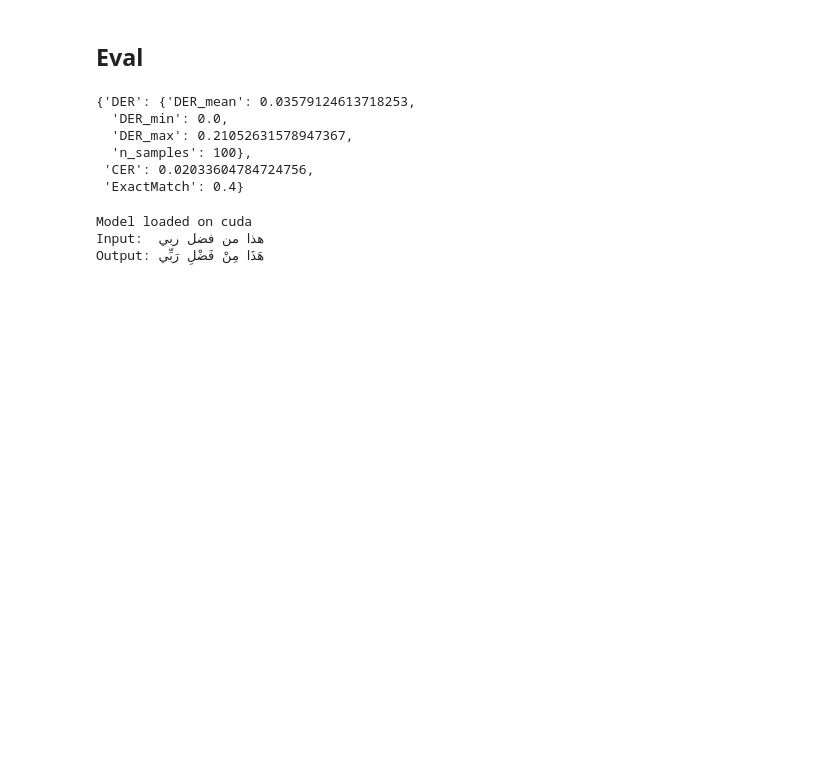
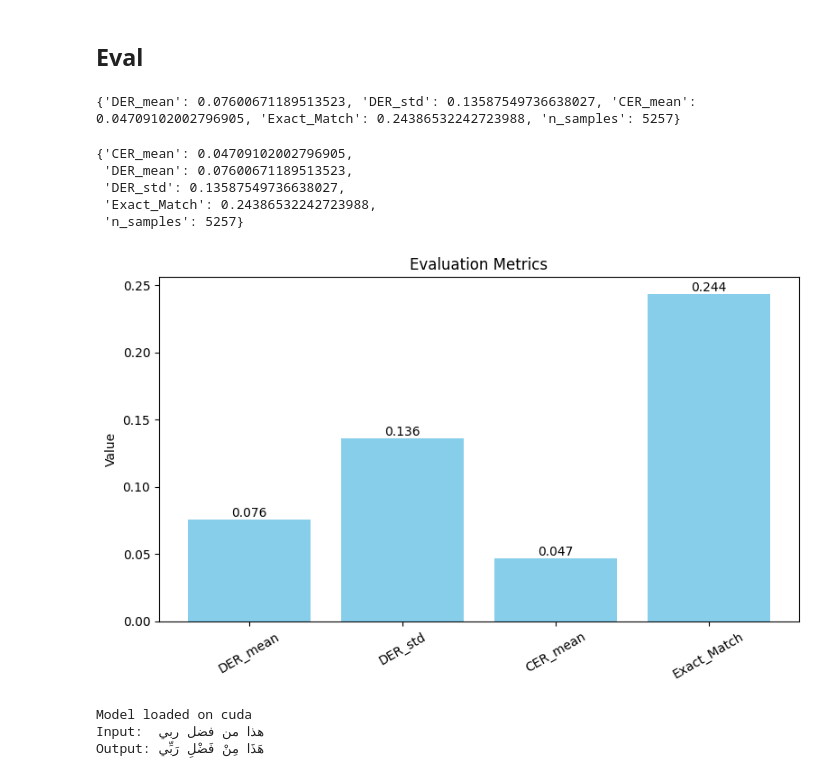
Before and after one commit to 0xAgamy/arabic_tashkeel_transformer, a Jupyter notebook: notebooks/arabic-tashkeel.ipynb, the cells around one changed output. Saved outputs shown, nothing was run; the diff lists cells and outputs as text; code cells hidden in the pictures; blank space fills up the shorter version.

Commit message:
Update Notebook & model

```diff
--- a/notebooks/arabic-tashkeel.ipynb
+++ b/notebooks/arabic-tashkeel.ipynb
@@ -804,36 +1080,62 @@ def evaluate_model(model, sources, targets, tokenizer, device, max_samples=None)
     if max_samples:
         sources = sources[:max_samples]
         targets = targets[:max_samples]
+    with torch.no_grad():
+        for src_text, tgt_text in tqdm(zip(sources, targets),total= len(sources)):
+            src_ids = tokenizer.encode(src_text)
 
-    for src_text, tgt_text in tqdm(zip(sources, targets)):
-        src_ids = tokenizer.encode(src_text)
+            pred = greedy_decode(model, src_ids, tokenizer, device)
 
-        pred = beam_search_decode(model, src_ids, tokenizer, device)
+            predictions.append(pred)
+            references.append(tgt_text)
 
-        predictions.append(pred)
-        references.append(tgt_text)
+    return compute_corpus_metrics(predictions,references)
+device= 'cuda'
 
-    return {
-        "DER": evaluate_corpus_der(predictions, references),
-       "CER": sum(cer(p, r) for p, r in zip(predictions, references)) / len(predictions),
-        "ExactMatch": exact_match(predictions, references),
-    }
-device= 'cuda'
+
+
 eval_result= evaluate_model(model=model,
-                           sources=sources,
-                           targets=targets,
+                           sources=test_src,
+                           targets=test_tgt,
                            tokenizer=tokenizer,
-                           device=device,
-                           max_samples=100)
+                           device=device)
+print(eval_result)
+# %% [output]
+{'DER_mean': 0.07600671189513523, 'DER_std': 0.13587549736638027, 'CER_mean': 0.04709102002796905, 'Exact_Match': 0.24386532242723988, 'n_samples': 5257}
-# %%
-eval_result
-# %% [output]
-{'DER': {'DER_mean': 0.03579124613718253,
-  'DER_min': 0.0,
-  'DER_max': 0.21052631578947367,
-  'n_samples': 100},
- 'CER': 0.02033604784724756,
- 'ExactMatch': 0.4}
+# %%
+from pprint import pprint
+
+pprint(eval_result)
+# %% [output]
+{'CER_mean': 0.04709102002796905,
+ 'DER_mean': 0.07600671189513523,
+ 'DER_std': 0.13587549736638027,
+ 'Exact_Match': 0.24386532242723988,
+ 'n_samples': 5257}
+# %%
+metrics = {k: v for k, v in eval_result.items() if k != "n_samples"}
+
+fig, ax = plt.subplots(figsize=(8, 5))
+
+ax.bar(metrics.keys(), metrics.values(), color="skyblue")
+
+ax.set_title("Evaluation Metrics")
+ax.set_ylabel("Value")
+ax.tick_params(axis="x", rotation=30)
+
+for bar in ax.patches:
+    ax.text(
+        bar.get_x() + bar.get_width()/2,
+        bar.get_height(),
+        f"{bar.get_height():.3f}",
+        ha="center",
+        va="bottom"
+    )
+
+plt.tight_layout()
+plt.show()
+# %% [output]
+[figure, added]
 # %%
 import json
 from pathlib import Path
```
Also changed, not shown: parts of 15 cells of this notebook, 2 other files.
